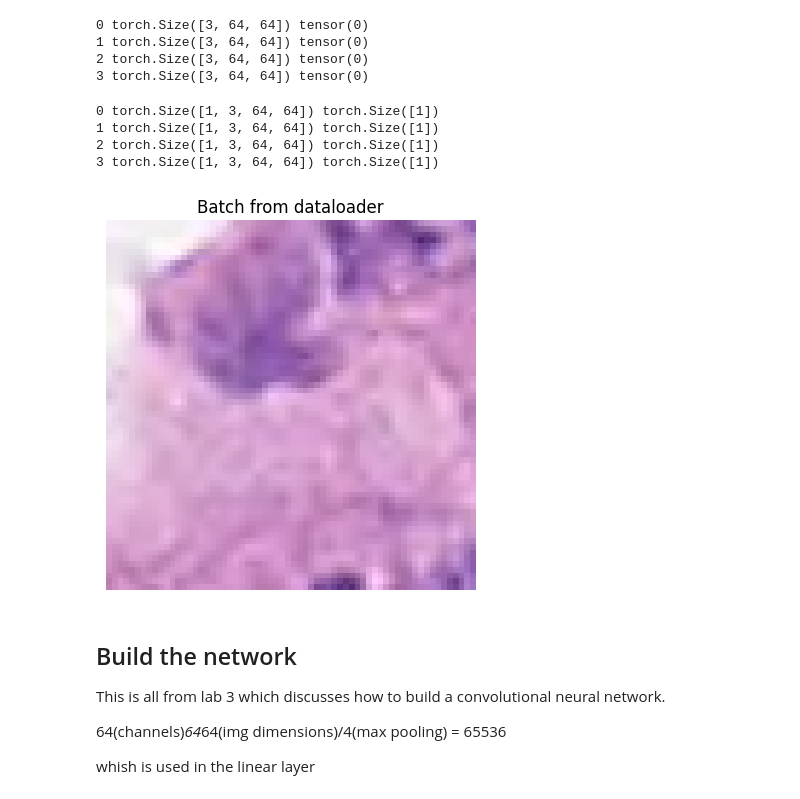
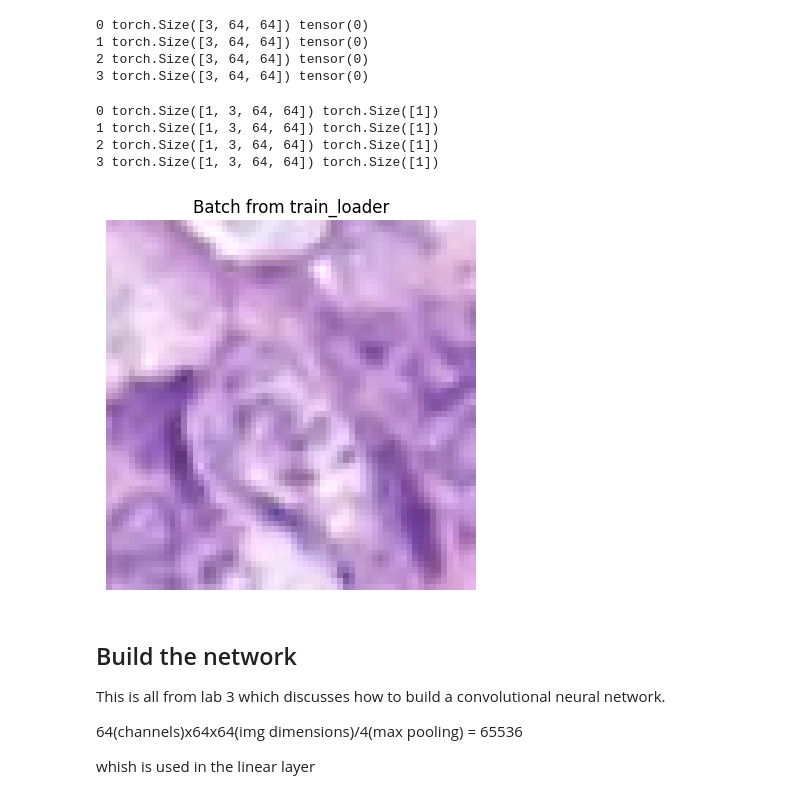
Before and after one commit to oscell/Deep-Learning-Assesment, a Jupyter notebook: deep-learning-competition.ipynb, the cells around one changed output. Cells and saved outputs as stored; diff of their text form; code cells hidden in the pictures.

```diff
--- a/deep-learning-competition.ipynb
+++ b/deep-learning-competition.ipynb
@@ -281,7 +281,10 @@ for i in range(len(transformed_dataset)):
 2 torch.Size([3, 64, 64]) tensor(0)
 3 torch.Size([3, 64, 64]) tensor(0)
 # %%
-dataloader = DataLoader(transformed_dataset, batch_size=1,
+train_loader = DataLoader(transformed_dataset, batch_size=1,
+                        shuffle=True, num_workers=0)
+
+test_loader = DataLoader(transformed_dataset, batch_size=1,
                         shuffle=True, num_workers=0)
 
 
@@ -296,36 +299,36 @@ def show_Label_batch(sample_batched):
 
     grid = utils.make_grid(images_batch)
     plt.imshow(grid.numpy().transpose((1, 2, 0)))
-    plt.title('Batch from dataloader')
+    plt.title('Batch from train_loader')
 
 # if you are using Windows, uncomment the next line and indent the for loop.
 # you might need to go back and change "num_workers" to 0.
 # %%
 # if __name__ == '__main__':
-for i_batch, sample_batched in enumerate(dataloader):
+for i_batch, sample_batched in enumerate(train_loader):
     print(i_batch, sample_batched['image'].size(),
           sample_batched['Label'].size())
 
     # observe 4th batch and stop.
     if i_batch == 3:
         plt.figure()
         show_Label_batch(sample_batched)
         plt.axis('off')
         plt.ioff()
         plt.show()
         break
 # %% [output]
 0 torch.Size([1, 3, 64, 64]) torch.Size([1])
 1 torch.Size([1, 3, 64, 64]) torch.Size([1])
 2 torch.Size([1, 3, 64, 64]) torch.Size([1])
 3 torch.Size([1, 3, 64, 64]) torch.Size([1])
-[figure, old version]
+[figure, new version]
 # %% [markdown]
 ## Build the network
 
 This is all from lab 3 which discusses how to build a convolutional neural network.
 
-64(channels)*64*64(img dimensions)/4(max pooling) = 65536
+64(channels)x64x64(img dimensions)/4(max pooling) = 65536
 
 whish is used in the linear layer
 # %%
```
Also changed, not shown: parts of 6 cells of this notebook.
